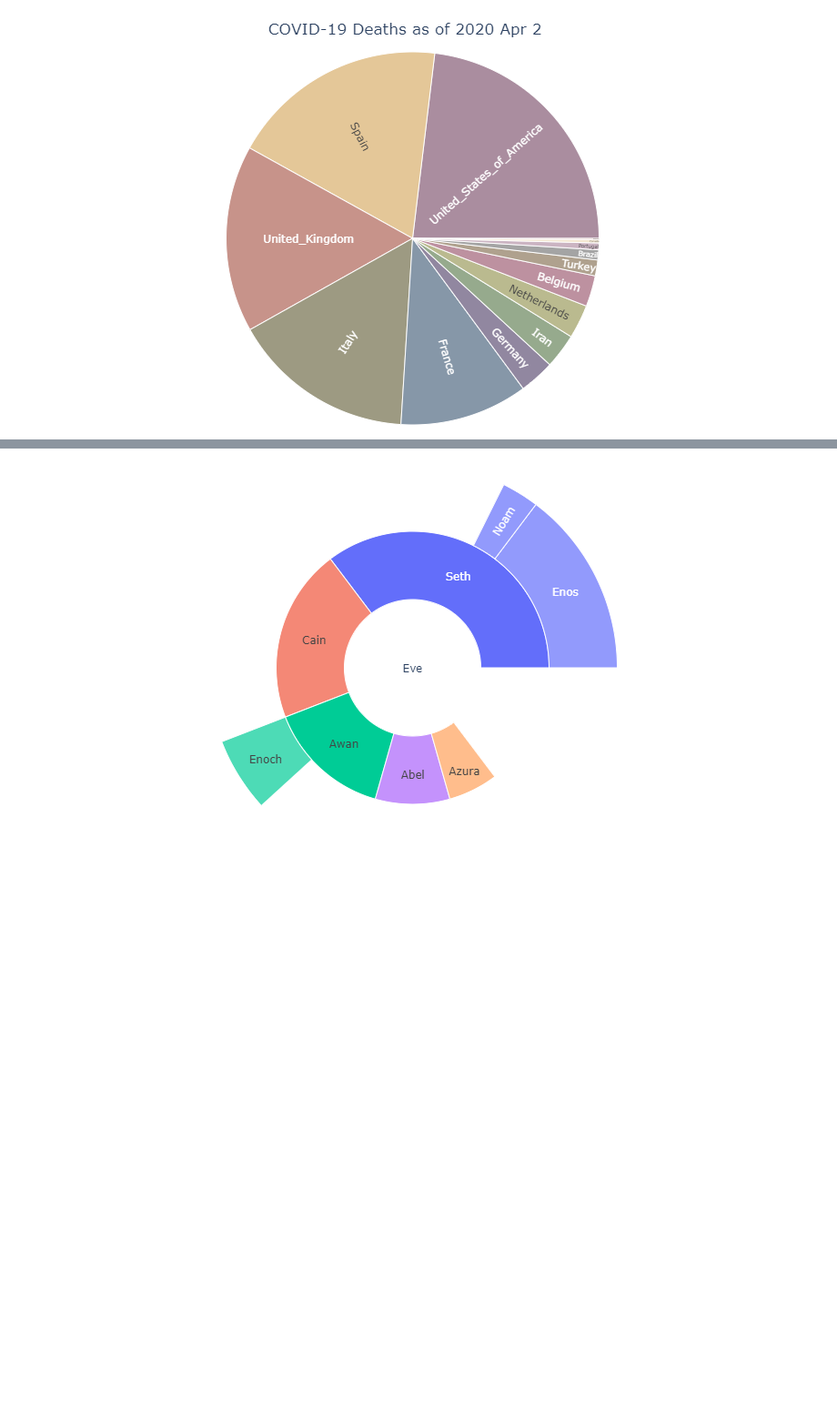
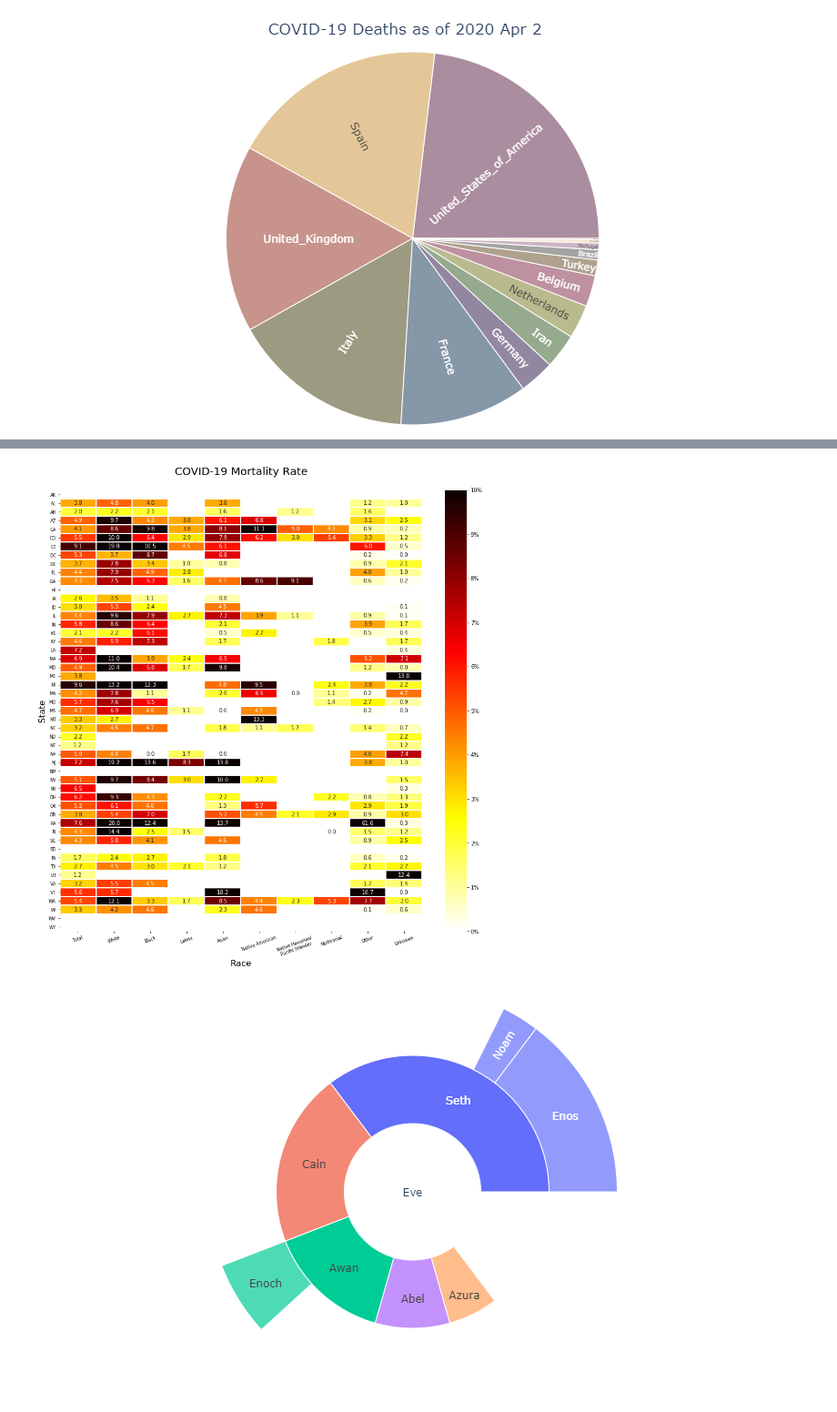
Before and after one commit to kelseymalloy/fun-data-science, a Jupyter notebook: _scripts/COVID19.ipynb, the cells around one changed output, grey strips where cells are left out. Shown at 91% size. Saved outputs shown, nothing was run; the diff lists cells and outputs as text; code cells hidden in the pictures; blank space fills up the shorter version.

```diff
--- a/_scripts/COVID19.ipynb
+++ b/_scripts/COVID19.ipynb
@@ -186,0 +189,5 @@ pio.write_html(fig, file='../_pages/weather_pattern_pie.html', auto_open=True)
+# %%
+deaths = pd.read_excel("../_data/COVID_deaths_race.xlsx")
+print(deaths.head())
+print(deaths.shape)
+#print(deaths.iloc[:,0])
@@ -186,0 +209,5 @@ pio.write_html(fig, file='../_pages/weather_pattern_pie.html', auto_open=True)
+# %%
+#positives = positives[deaths['White'].notna()]
+#deaths = deaths[deaths['White'].notna()]
+print(deaths.shape,positives.shape)
+states = deaths.iloc[:,0]
@@ -186,0 +216,3 @@ pio.write_html(fig, file='../_pages/weather_pattern_pie.html', auto_open=True)
+# %%
+mortalityrate = (deaths.iloc[:,1:] / positives.iloc[:,1:]) * 100
+print(mortalityrate.head())
@@ -186,0 +233,7 @@ pio.write_html(fig, file='../_pages/weather_pattern_pie.html', auto_open=True)
+# %%
+mortalityrate.insert(loc=0,column='States',value=states)
+#mortalityrate = mortalityrate.drop(columns=['Total Deaths', 'Total Positives'])
+#mortalityrate = mortalityrate[['White','Black','LatinX','Native American','Native Hawaiian/ Pacific Islander','Multiracial','Other','Unknown']]
+mortalityrate.rename(columns={"Native Hawaiian/ Pacific Islander": "Native Hawaiian\nPacific Islander"})
+mortalityrate[mortalityrate['Unknown']>20] = np.nan
+print(mortalityrate.head())
@@ -187,3 +254,15 @@ pio.write_html(fig, file='../_pages/weather_pattern_pie.html', auto_open=True)
+# %%
+f, ax = plt.subplots(figsize=(15, 15))
+hm = sns.heatmap(mortalityrate.iloc[:,1:], cbar_kws={'format': '%.0f%%', 'ticks': np.arange(0,10+1,1)}, vmax=10, vmin=0, annot=True, fmt = '.1f',cmap='hot_r', linewidths=1, ax=ax)
+hm.set_ylabel('State',fontsize=16)
+hm.set_xlabel('Race',fontsize=16)
+hm.set_xticklabels(['Total','White','Black','Latinx','Asian','Native American','Native Hawaiian/\nPacific Islander','Multiracial','Other','Unknown'],rotation=20,fontsize=8)
+hm.set_yticklabels(deaths.iloc[:,0],rotation=0,fontsize=8)
+cbar = ax.collections[0].colorbar
+hm.set_title('COVID-19 Mortality Rate\n',fontsize=20)
+f.savefig('../_images/mortalityrate_race.png')
+# %% [output]
+[figure, added]
 # %%
 # original script for a sunburst
 
```
Also changed, not shown: parts of 16 cells of this notebook, 5 other files.
